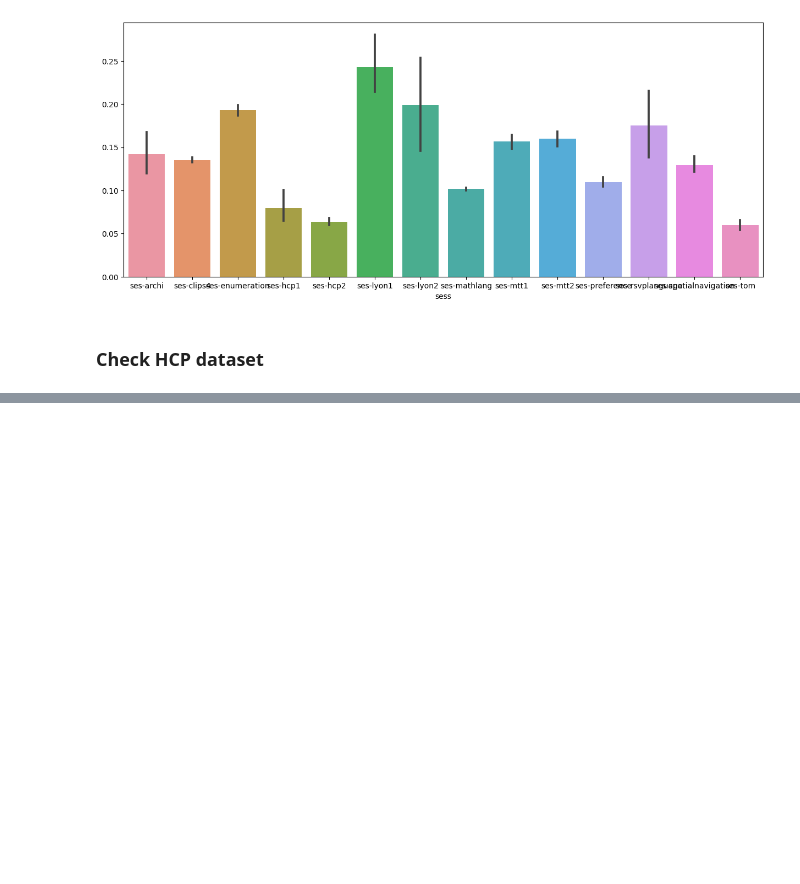
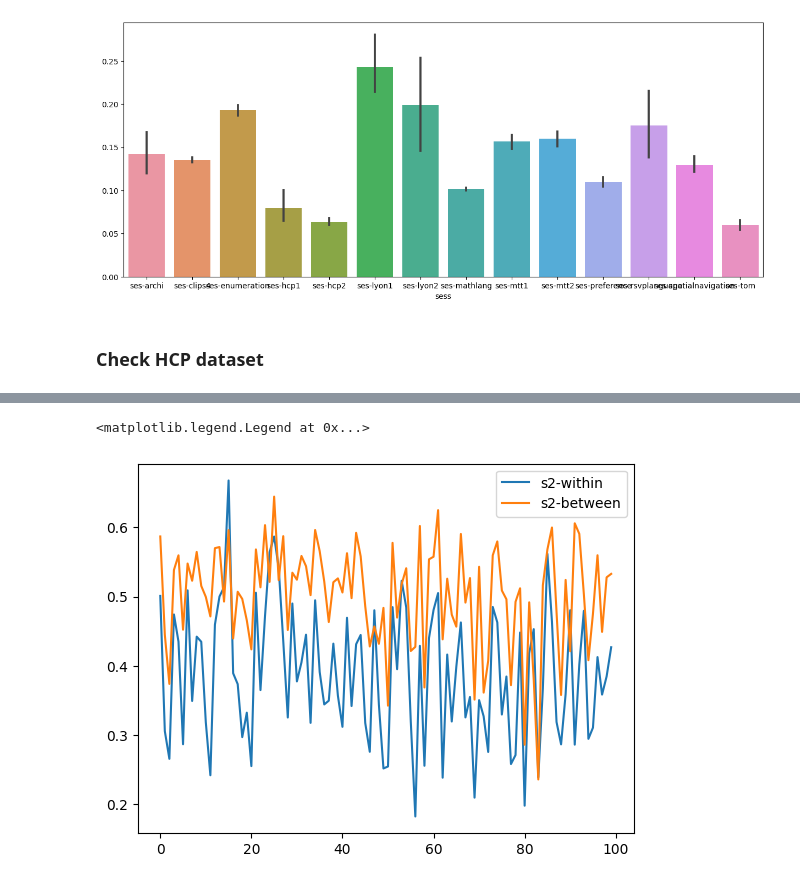
Before and after one commit to DiedrichsenLab/Functional_Fusion, a Jupyter notebook: notebooks/dataset_check.ipynb, the cells around one changed output, grey strips where cells are left out. Saved outputs shown, nothing was run; the diff lists cells and outputs as text; code cells hidden in the pictures; blank space fills up the shorter version.

Commit message:
Added HCP Dataset check

```diff
--- a/notebooks/dataset_check.ipynb
+++ b/notebooks/dataset_check.ipynb
@@ -189,6 +189,7 @@ sb.barplot(x=info.sess,y=STD)
 # %%
 hcp_dataset = DataSetHcpResting(base_dir + '/HCP')
 data_hcp1,info_hcp1 = hcp_dataset.get_data( 'MNISymC3', ses_id = 'ses-s1', type='Run')
+data_hcp2,info_hcp2 = hcp_dataset.get_data( 'MNISymC3', ses_id = 'ses-s2', type='Run')
 # %%
 r1 = reliability_within_subj(
     data_hcp1, part_vec=info_hcp1.run, cond_vec=info_hcp1.region_name)
@@ -202,0 +205,12 @@ plt.legend(['within','between'])
+# %%
+r1s2 = reliability_within_subj(
+    data_hcp2, part_vec=info_hcp2.run, cond_vec=info_hcp2.region_name)
+r2s2 = reliability_between_subj(data_hcp2, cond_vec=info_hcp2.region_name)
+# %%
+
+plt.plot(r1s2.mean(axis=1))
+plt.plot(r2s2)
+plt.legend(['s2-within','s2-between'])
+# %% [output]
+<matplotlib.legend.Legend at 0x...>
+[figure, added]
```
Also changed, not shown: parts of 1 cell of this notebook.
